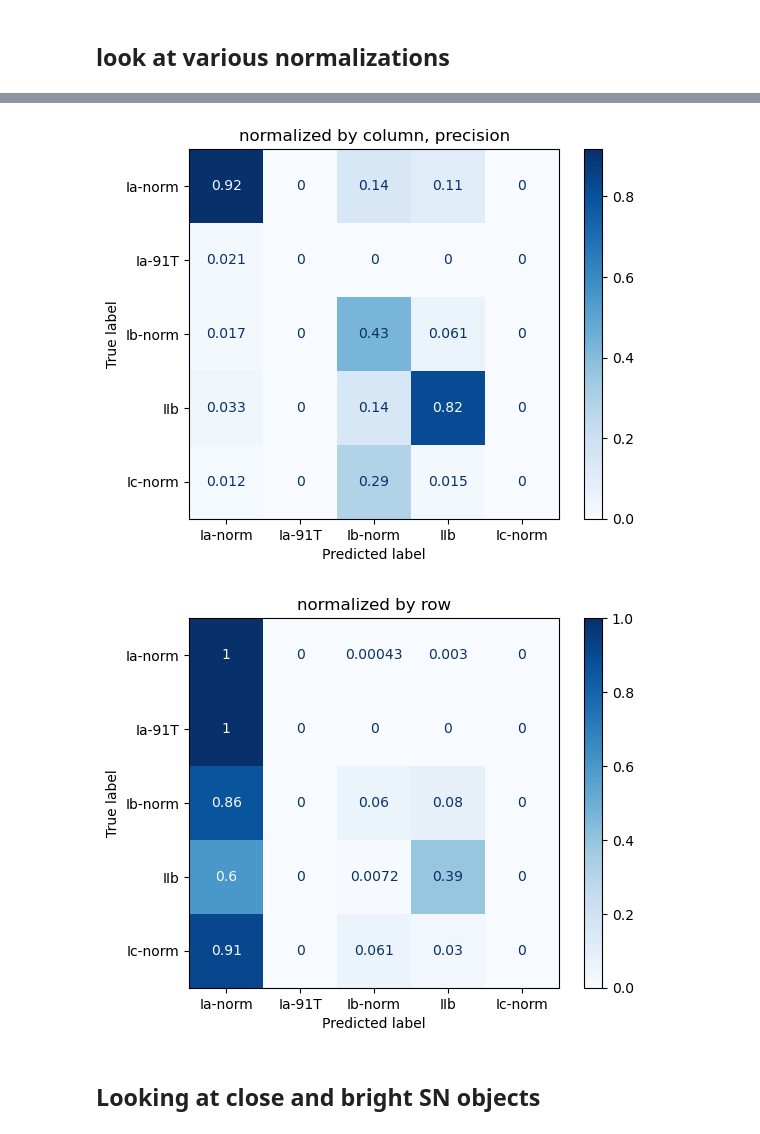
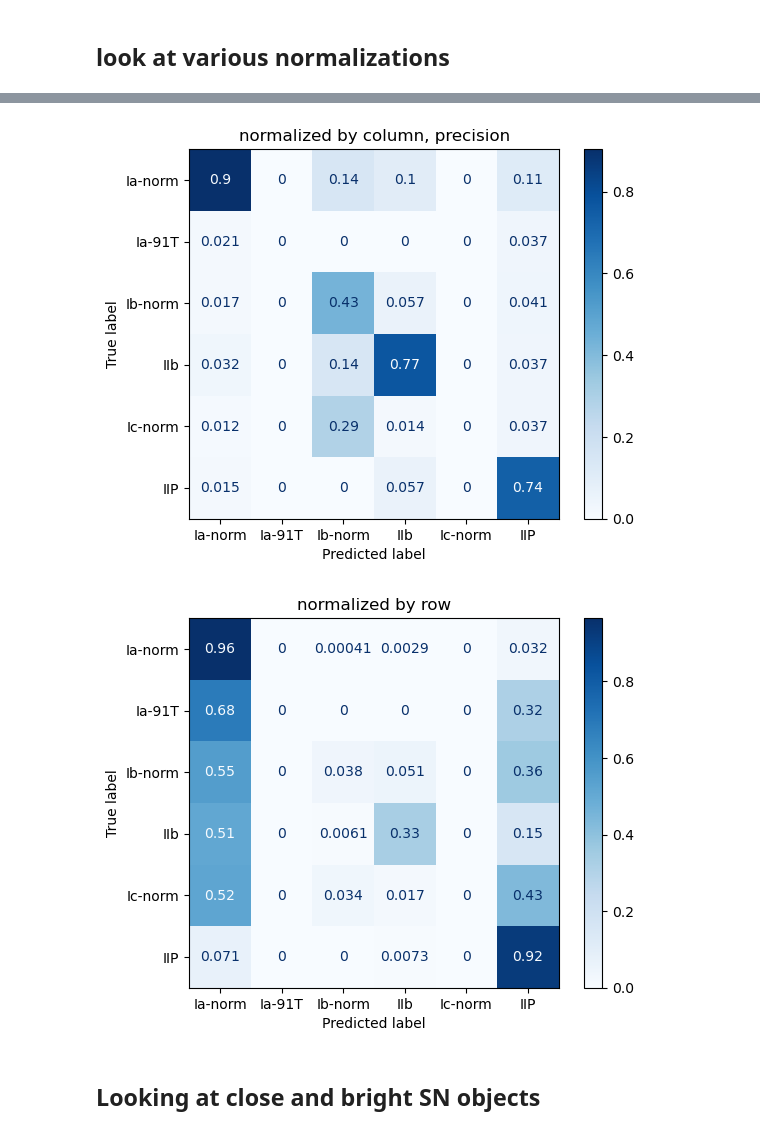
Before and after one commit to Ajb2307/Milligan_ABC-SN, a Jupyter notebook: retraining.ipynb, the cells around one changed output, grey strips where cells are left out. Saved outputs shown, nothing was run; the diff lists cells and outputs as text; code cells hidden in the pictures.

```diff
--- a/retraining.ipynb
+++ b/retraining.ipynb
@@ -28,3 +33,7 @@ from process_data import *
 # %%
 file = "data/full_preprocessed_dataframe.parquet"
 master_df = pd.read_parquet(file)
+# %%
+types, counts = np.unique(master_df.sn_type.values, return_counts = True)
+for i in range(len(types)):
+    print(types[i], " : ", counts[i])
@@ -227,2 +256,0 @@ np.unique(Y_ABC_IDs, return_counts=True)
-# %%
-ABC_ID_dict = get_ABC_ID_dict()
@@ -229,9 +273,11 @@ ABC_ID_dict = get_ABC_ID_dict()
 # %%
+labels = [ABC_ID_dict[id] for id in np.unique(Y_ABC_IDs)]
 ABC_ID_dict = get_ABC_ID_dict()
 
 cm = confusion_matrix(df_test.ABC_type.values,
-                      df_test.Pred_ABC_ID.values)
-plot = plot_cm(cm, list(ABC_ID_dict.values()),
+                      df_test.Pred_ABC_ID.values,
+                     labels = np.unique(Y_ABC_IDs))
+plot = plot_cm(cm, labels,
                title = "full confusion matrix for ABC labels \n normalized by row",
               normalize = True)
 # %% [output]
@@ -239,8 +284,0 @@ plot = plot_cm(cm, list(ABC_ID_dict.values()),
-# %%
-# truncated confusion matrix for ABC labels
-truncated_labels = [ABC_ID_dict[id] for id in np.unique(Y_ABC_IDs)[:-1]]
-## note last one is removed because it is nan
-
-cm = confusion_matrix(df_test.ABC_type.values, df_test.Pred_ABC_ID.values,
-                           labels=np.unique(Y_ABC_IDs)[:-1])
-plot = plot_cm(cm, truncated_labels)
@@ -255,11 +291,11 @@ titles = ["unnormalized", "normalized by column, precision", "normalized by row"
 for i in range(3):
     cm = confusion_matrix(df_test.ABC_type.values,
                           df_test.Pred_ABC_ID.values,
-                          labels=np.unique(Y_ABC_IDs)[:-1],
+                          labels=np.unique(Y_ABC_IDs)[:],
                           normalize=normalizations[i])
 
     disp = ConfusionMatrixDisplay(confusion_matrix=cm,
-                                  display_labels=truncated_labels)
+                                  display_labels=labels)
     disp.plot(cmap='Blues')
     plt.title(titles[i])
     plt.show()
@@ -268,5 +304,5 @@ for i in range(3):
-[figure, old version]
+[figure, new version]
-[figure, old version]
+[figure, new version]
 # %% [markdown]
 ## Looking at close and bright SN objects
 # %%
```
Also changed, not shown: parts of 18 cells of this notebook.
